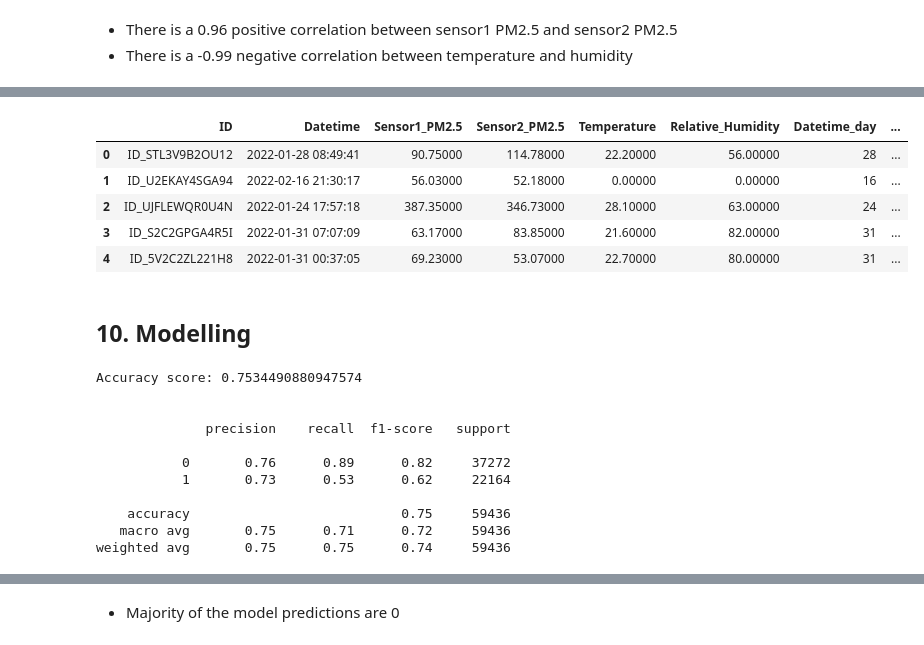
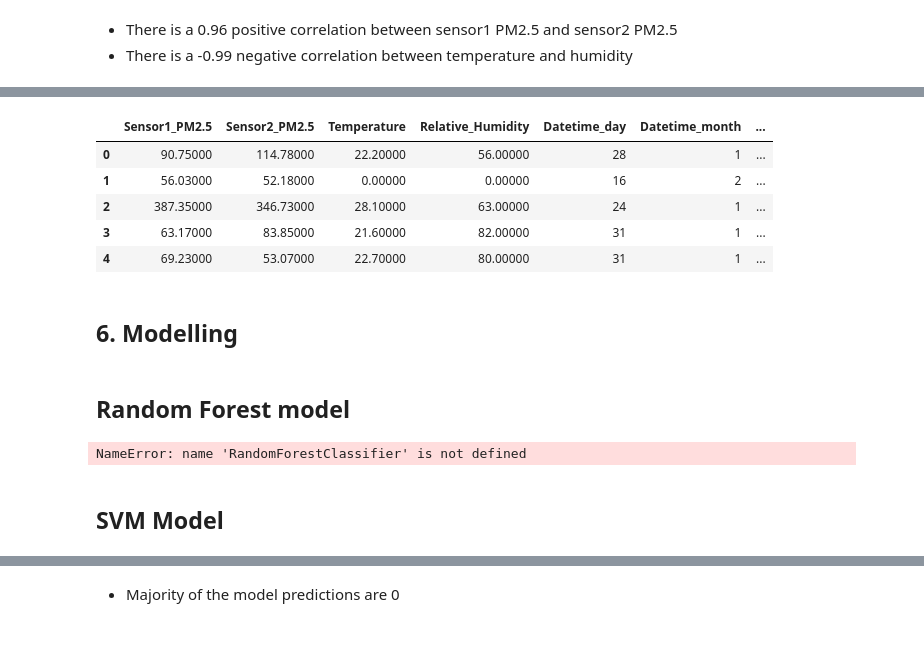
Before and after one commit to marcdonald237/implementation_of_info_dcs_project, a Jupyter notebook: Airqo_Notebook.ipynb, the cells around one changed output, grey strips where cells are left out. Drawn from its saved outputs; the diff is of its cells as text; code cells hidden in the pictures.

```diff
--- a/Airqo_Notebook.ipynb
+++ b/Airqo_Notebook.ipynb
@@ -296,22 +173,25 @@ plt.show()
 # %%
 # Extract day, month and year from the Datetime column
+
 test['Datetime_day'] = test.Datetime.dt.day
 test['Datetime_month'] = test.Datetime.dt.month
 test['Datetime_year'] = test.Datetime.dt.year
 test['Datetime_hour'] = test.Datetime.dt.hour
 
 # Fill in missing values with Zeroes
 test = test.fillna(0)
 
 # Preview engineered test set
+test_feats = ['Sensor1_PM2.5',	'Sensor2_PM2.5','Temperature',	'Relative_Humidity','Datetime_day','Datetime_month','Datetime_year','Datetime_hour']
+test=test[test_feats]
 test.head()
 # %% [output]
-|  | ID | Datetime | Sensor1_PM2.5 | Sensor2_PM2.5 | Temperature | Relative_Humidity | Datetime_day | ... |
-| 0 | ID_STL3V9B2OU12 | 2022-01-28 08:49:41 | 90.75000 | 114.78000 | 22.20000 | 56.00000 | 28 | ... |
-| 1 | ID_U2EKAY4SGA94 | 2022-02-16 21:30:17 | 56.03000 | 52.18000 | 0.00000 | 0.00000 | 16 | ... |
-| 2 | ID_UJFLEWQR0U4N | 2022-01-24 17:57:18 | 387.35000 | 346.73000 | 28.10000 | 63.00000 | 24 | ... |
-| 3 | ID_S2C2GPGA4R5I | 2022-01-31 07:07:09 | 63.17000 | 83.85000 | 21.60000 | 82.00000 | 31 | ... |
-| 4 | ID_5V2C2ZL221H8 | 2022-01-31 00:37:05 | 69.23000 | 53.07000 | 22.70000 | 80.00000 | 31 | ... |
+|  | Sensor1_PM2.5 | Sensor2_PM2.5 | Temperature | Relative_Humidity | Datetime_day | Datetime_month | ... |
+| 0 | 90.75000 | 114.78000 | 22.20000 | 56.00000 | 28 | 1 | ... |
+| 1 | 56.03000 | 52.18000 | 0.00000 | 0.00000 | 16 | 2 | ... |
+| 2 | 387.35000 | 346.73000 | 28.10000 | 63.00000 | 24 | 1 | ... |
+| 3 | 63.17000 | 83.85000 | 21.60000 | 82.00000 | 31 | 1 | ... |
+| 4 | 69.23000 | 53.07000 | 22.70000 | 80.00000 | 31 | 1 | ... |
 # %% [markdown]
 <a name="Modelling"></a>
-## 10.  Modelling
+## 6.  Modelling
@@ -318,15 +204,10 @@ test.head()
+# %% [markdown]
+
+##   Random Forest model
 # %%
- # Selecting the independent variables and the target variable
-# train_feats = ['Sensor1_PM2.5',	'Sensor2_PM2.5',	'Temperature',	'Relative_Humidity',	'Datetime_day',\'Datetime_month',	'Datetime_year', 'Datetime_hour']
-
-# X = train[train_feats].fillna(0)
-# y = train.Offset_fault
-
-# Splitting the data into training and testing sets
-#X_train, X_test, y_train, y_test = train_test_split(X_train, y_train, test_size = 0.3, random_state = 0)
 
 # Instantiating the model
-clf = RandomForestClassifier(max_depth = 3, random_state = 0)
+clf = RandomForestClassifier()
 clf.fit(X_train, y_train)
 
 # Making predictions
@@ -337,14 +218,6 @@ print(f'Accuracy score: {accuracy_score(y_test, y_pred)}')
 print('\n')
 print(f'{classification_report(y_test, y_pred)}')
 # %% [output]
-Accuracy score: 0.7534490880947574
-
-
-              precision    recall  f1-score   support
-
-           0       0.76      0.89      0.82     37272
-           1       0.73      0.53      0.62     22164
-
-    accuracy                           0.75     59436
-   macro avg       0.75      0.71      0.72     59436
-weighted avg       0.75      0.75      0.74     59436
+NameError: name 'RandomForestClassifier' is not defined
+# %% [markdown]
+## SVM Model
```
Also changed, not shown: parts of 39 cells of this notebook, 3 other files.
